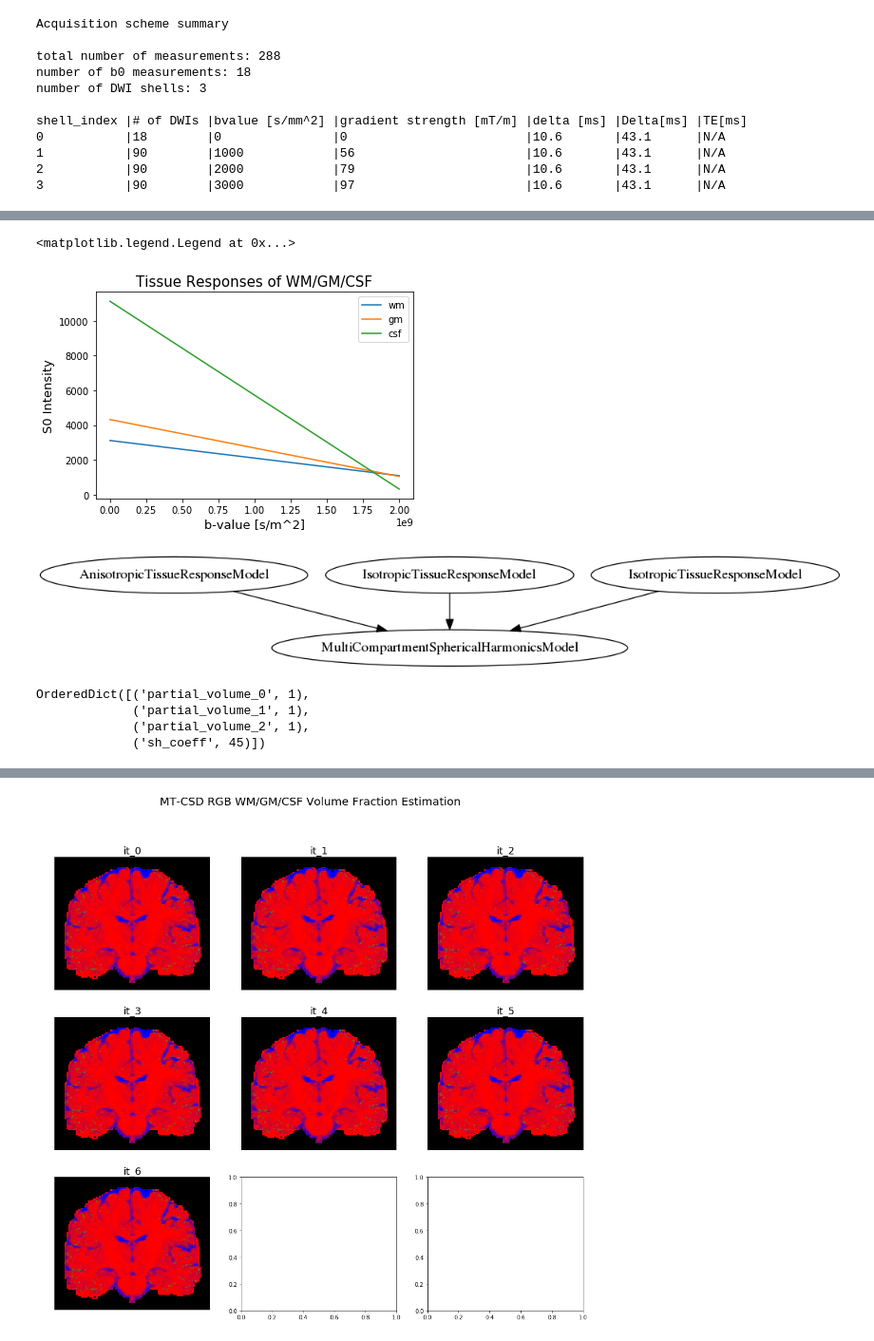
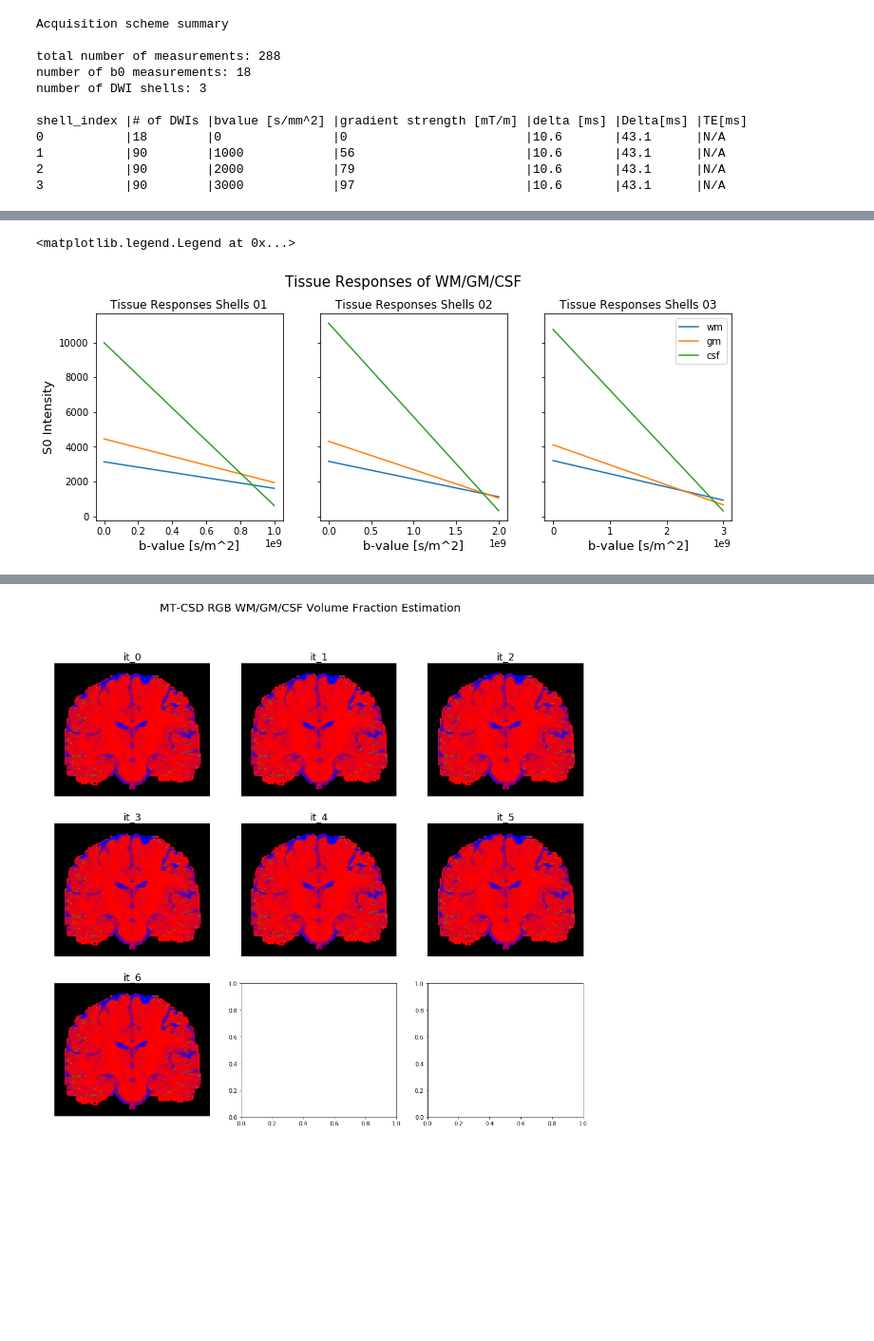
Before and after one commit to AthenaEPI/dmipy, a Jupyter notebook: examples/example_single_shell_three_tissue_csd.ipynb, the cells around one changed output, grey strips where cells are left out. Shown at 95% size. Saved outputs shown, nothing was run; the diff lists cells and outputs as text; code cells hidden in the pictures; blank space fills up the shorter version.

```diff
--- a/examples/example_single_shell_three_tissue_csd.ipynb
+++ b/examples/example_single_shell_three_tissue_csd.ipynb
@@ -88,27 +82,16 @@ plt.title('Selected tissue response voxels', fontsize=15);
-# %%
-for response, name in zip(tissue_responses, ['wm', 'gm', 'csf']):
-    plt.plot(scheme_1_shell.shell_bvalues, response.tissue_response(), label=name)
-plt.xlabel('b-value [s/m^2]', fontsize=13)
-plt.ylabel('S0 Intensity', fontsize=13)
-plt.title('Tissue Responses of WM/GM/CSF', fontsize=15)
-plt.legend()
-# %% [output]
-<matplotlib.legend.Legend at 0x...>
-[figure, removed]
-# %%
-from dmipy.core.modeling_framework import MultiCompartmentSphericalHarmonicsModel
-from IPython.display import Image
-
-mt_csd_mod = MultiCompartmentSphericalHarmonicsModel(tissue_responses)
-mt_csd_mod.visualize_model_setup(view=False, cleanup=False)
-Image('Model Setup.png')
-# %% [output]
-[figure, removed]
-# %%
-mt_csd_mod.parameter_cardinality
-# %% [output]
-OrderedDict([('partial_volume_0', 1),
-             ('partial_volume_1', 1),
-             ('partial_volume_2', 1),
-             ('sh_coeff', 45)])
+# %%
+fig, axs = plt.subplots(figsize=[12, 4], ncols=3, sharey=True)
+fig.suptitle('Tissue Responses of WM/GM/CSF', fontsize=15, y=1.02)
+axs = axs.ravel()
+axs[0].set_ylabel('S0 Intensity', fontsize=13)
+for ax, scheme, tissue_response, txt in zip(
+        axs, schemes, tissue_responses, ['Shells 01', 'Shells 02', 'Shells 03']):
+    for response, name in zip(tissue_response, ['wm', 'gm', 'csf']):
+        ax.plot(scheme.shell_bvalues, response.tissue_response(), label=name)
+    ax.set_xlabel('b-value [s/m^2]', fontsize=13)
+    ax.set_title('Tissue Responses {}'.format(txt))
+axs[2].legend()
+# %% [output]
+<matplotlib.legend.Legend at 0x...>
+[figure, added]
 # %%
```
Also changed, not shown: parts of 14 cells of this notebook.
